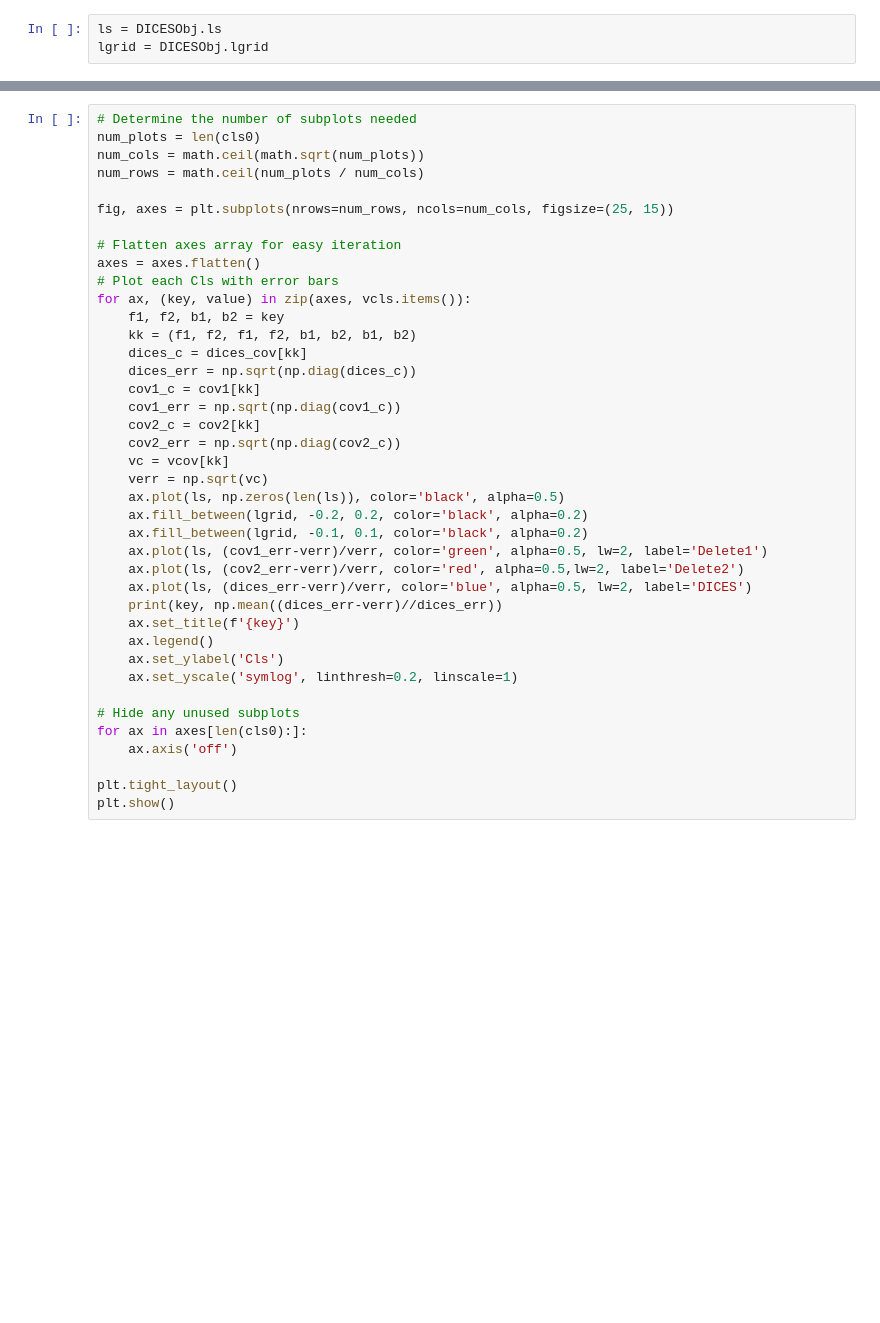
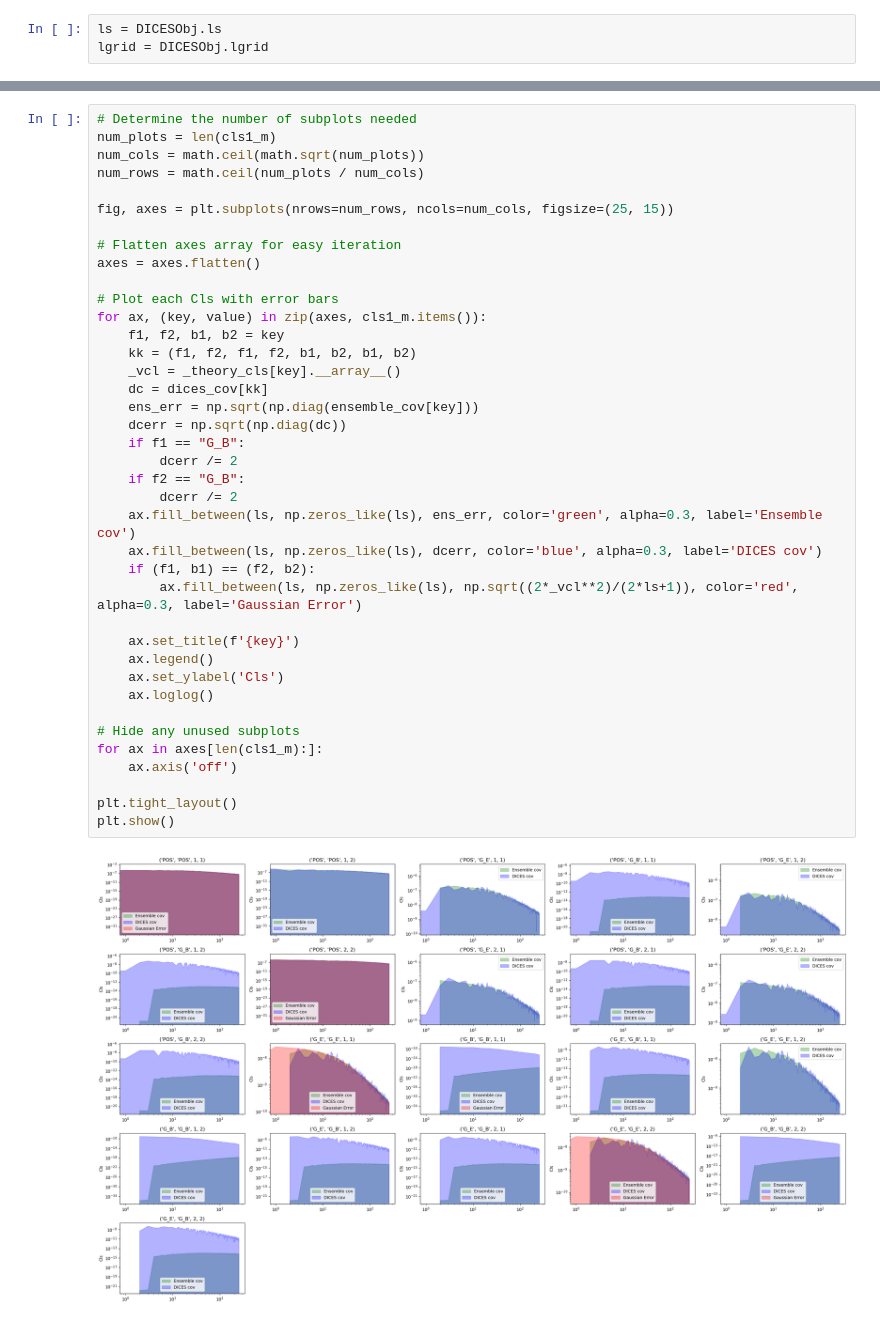
Before and after one commit to JaimeRZP/GLASS_cov_challenge, a Jupyter notebook: process_sim_lab.ipynb, the cells around one changed output, grey strips where cells are left out. Cells and saved outputs as stored; diff of their text form; blank space fills up the shorter version.

```diff
--- a/process_sim_lab.ipynb
+++ b/process_sim_lab.ipynb
@@ -259,40 +300,41 @@ plt.show()
 # %%
 # Determine the number of subplots needed
-num_plots = len(cls0)
+num_plots = len(cls1_m)
 num_cols = math.ceil(math.sqrt(num_plots))
 num_rows = math.ceil(num_plots / num_cols)
 
 fig, axes = plt.subplots(nrows=num_rows, ncols=num_cols, figsize=(25, 15))
 
 # Flatten axes array for easy iteration
 axes = axes.flatten()
+
 # Plot each Cls with error bars
-for ax, (key, value) in zip(axes, vcls.items()):
+for ax, (key, value) in zip(axes, cls1_m.items()):
     f1, f2, b1, b2 = key
     kk = (f1, f2, f1, f2, b1, b2, b1, b2)
-    dices_c = dices_cov[kk]
-    dices_err = np.sqrt(np.diag(dices_c))
-    cov1_c = cov1[kk]
-    cov1_err = np.sqrt(np.diag(cov1_c))
-    cov2_c = cov2[kk]
-    cov2_err = np.sqrt(np.diag(cov2_c))
-    vc = vcov[kk]
-    verr = np.sqrt(vc)
-    ax.plot(ls, np.zeros(len(ls)), color='black', alpha=0.5)
-    ax.fill_between(lgrid, -0.2, 0.2, color='black', alpha=0.2)
-    ax.fill_between(lgrid, -0.1, 0.1, color='black', alpha=0.2)
-    ax.plot(ls, (cov1_err-verr)/verr, color='green', alpha=0.5, lw=2, label='Delete1')
-    ax.plot(ls, (cov2_err-verr)/verr, color='red', alpha=0.5,lw=2, label='Delete2')
-    ax.plot(ls, (dices_err-verr)/verr, color='blue', alpha=0.5, lw=2, label='DICES')
-    print(key, np.mean((dices_err-verr)//dices_err))
+    _vcl = _theory_cls[key].__array__()
+    dc = dices_cov[kk]
+    ens_err = np.sqrt(np.diag(ensemble_cov[key]))
+    dcerr = np.sqrt(np.diag(dc))
+    if f1 == "G_B":
+        dcerr /= 2
+    if f2 == "G_B":
+        dcerr /= 2
+    ax.fill_between(ls, np.zeros_like(ls), ens_err, color='green', alpha=0.3, label='Ensemble cov')
+    ax.fill_between(ls, np.zeros_like(ls), dcerr, color='blue', alpha=0.3, label='DICES cov')
+    if (f1, b1) == (f2, b2):
+        ax.fill_between(ls, np.zeros_like(ls), np.sqrt((2*_vcl**2)/(2*ls+1)), color='red', alpha=0.3, label='Gaussian Error')
+
     ax.set_title(f'{key}')
     ax.legend()
     ax.set_ylabel('Cls')
-    ax.set_yscale('symlog', linthresh=0.2, linscale=1)
+    ax.loglog()
 
 # Hide any unused subplots
-for ax in axes[len(cls0):]:
+for ax in axes[len(cls1_m):]:
     ax.axis('off')
 
 plt.tight_layout()
 plt.show()
+# %% [output]
+[figure, added]
```
Also changed, not shown: parts of 12 cells of this notebook, 2 other files.
